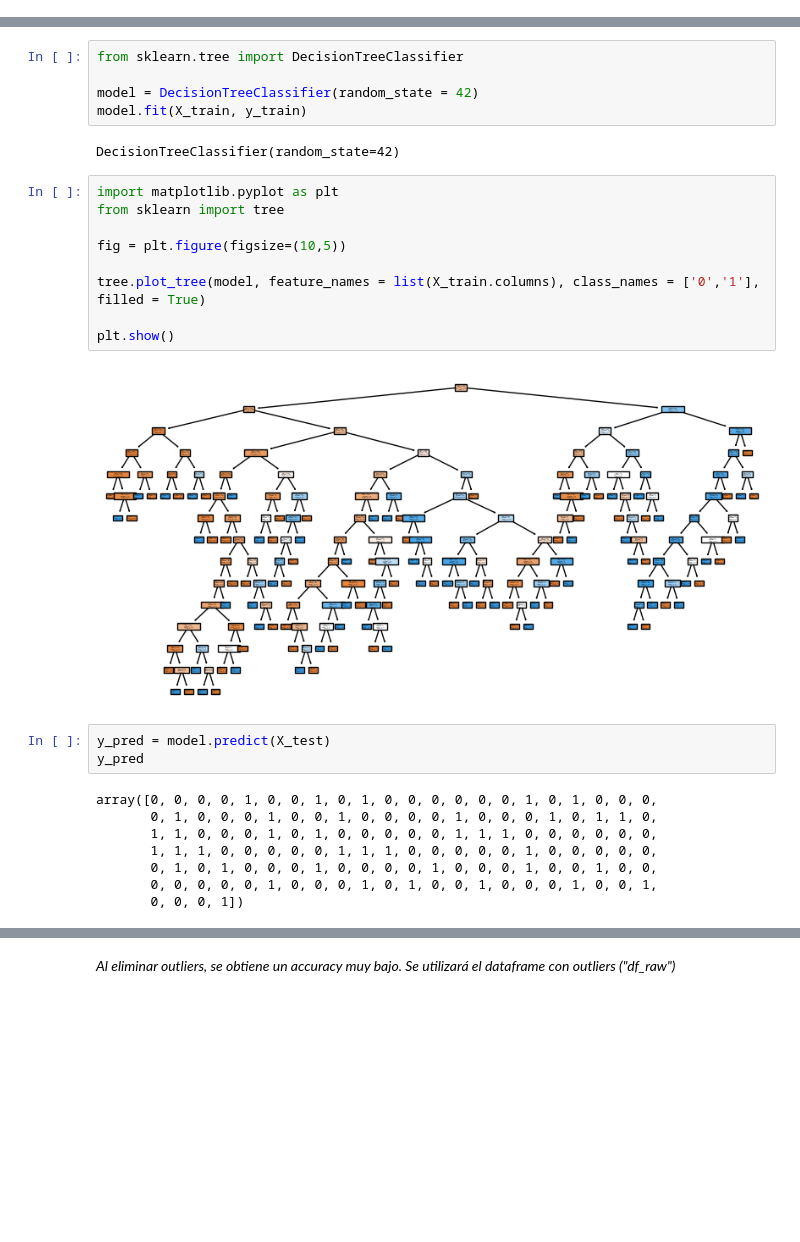
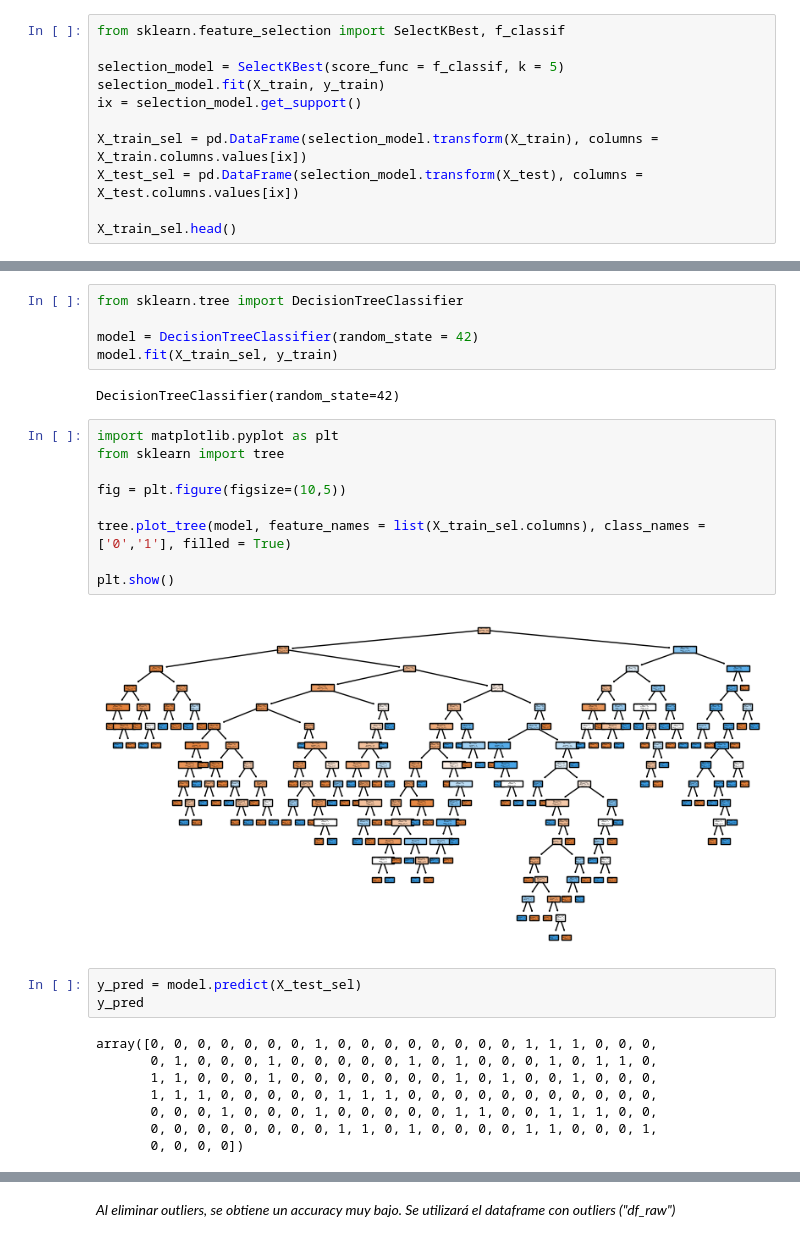
Before and after one commit to Nicolas-DL/arbol_decision, a Jupyter notebook: src/explore.ipynb, the cells around one changed output, grey strips where cells are left out. Cells and saved outputs as stored; diff of their text form; blank space fills up the shorter version.

Commit message:
final_tree_decision

```diff
--- a/src/explore.ipynb
+++ b/src/explore.ipynb
@@ -297,3 +297,14 @@ pd.plotting.parallel_coordinates(total_data, 'Outcome', color = ('#E58139', '#39
 # %% [output]
 <Axes: >
 [figure]
+# %%
+from sklearn.feature_selection import SelectKBest, f_classif
+
+selection_model = SelectKBest(score_func = f_classif, k = 5)
+selection_model.fit(X_train, y_train)
+ix = selection_model.get_support()
+
+X_train_sel = pd.DataFrame(selection_model.transform(X_train), columns = X_train.columns.values[ix])
+X_test_sel = pd.DataFrame(selection_model.transform(X_test), columns = X_test.columns.values[ix])
+
+X_train_sel.head()
@@ -301,31 +319,31 @@ pd.plotting.parallel_coordinates(total_data, 'Outcome', color = ('#E58139', '#39
 from sklearn.tree import DecisionTreeClassifier
 
 model = DecisionTreeClassifier(random_state = 42)
-model.fit(X_train, y_train)
+model.fit(X_train_sel, y_train)
 # %% [output]
 DecisionTreeClassifier(random_state=42)
 # %%
 import matplotlib.pyplot as plt
 from sklearn import tree
 
 fig = plt.figure(figsize=(10,5))
 
-tree.plot_tree(model, feature_names = list(X_train.columns), class_names = ['0','1'], filled = True)
+tree.plot_tree(model, feature_names = list(X_train_sel.columns), class_names = ['0','1'], filled = True)
 
 plt.show()
 # %% [output]
-[figure, old version]
+[figure, new version]
 # %%
-y_pred = model.predict(X_test)
+y_pred = model.predict(X_test_sel)
 y_pred
 # %% [output]
-array([0, 0, 0, 0, 1, 0, 0, 1, 0, 1, 0, 0, 0, 0, 0, 0, 1, 0, 1, 0, 0, 0,
-       0, 1, 0, 0, 0, 1, 0, 0, 1, 0, 0, 0, 0, 1, 0, 0, 0, 1, 0, 1, 1, 0,
-       1, 1, 0, 0, 0, 1, 0, 1, 0, 0, 0, 0, 0, 1, 1, 1, 0, 0, 0, 0, 0, 0,
-       1, 1, 1, 0, 0, 0, 0, 0, 1, 1, 1, 0, 0, 0, 0, 0, 1, 0, 0, 0, 0, 0,
-       0, 1, 0, 1, 0, 0, 0, 1, 0, 0, 0, 0, 1, 0, 0, 0, 1, 0, 0, 1, 0, 0,
-       0, 0, 0, 0, 0, 1, 0, 0, 0, 1, 0, 1, 0, 0, 1, 0, 0, 0, 1, 0, 0, 1,
-       0, 0, 0, 1])
+array([0, 0, 0, 0, 0, 0, 0, 1, 0, 0, 0, 0, 0, 0, 0, 0, 1, 1, 1, 0, 0, 0,
+       0, 1, 0, 0, 0, 1, 0, 0, 0, 0, 0, 1, 0, 1, 0, 0, 0, 1, 0, 1, 1, 0,
+       1, 1, 0, 0, 0, 1, 0, 0, 0, 0, 0, 0, 0, 1, 0, 1, 0, 0, 1, 0, 0, 0,
+       1, 1, 1, 0, 0, 0, 0, 0, 1, 1, 1, 0, 0, 0, 0, 0, 0, 0, 0, 0, 0, 0,
+       0, 0, 0, 1, 0, 0, 0, 1, 0, 0, 0, 0, 0, 1, 1, 0, 0, 1, 1, 1, 0, 0,
+       0, 0, 0, 0, 0, 0, 0, 0, 1, 1, 0, 1, 0, 0, 0, 0, 1, 1, 0, 0, 0, 1,
+       0, 0, 0, 0])
 # %%
 from sklearn.metrics import accuracy_score
 
```
Also changed, not shown: parts of 9 cells of this notebook, 1 other file.
